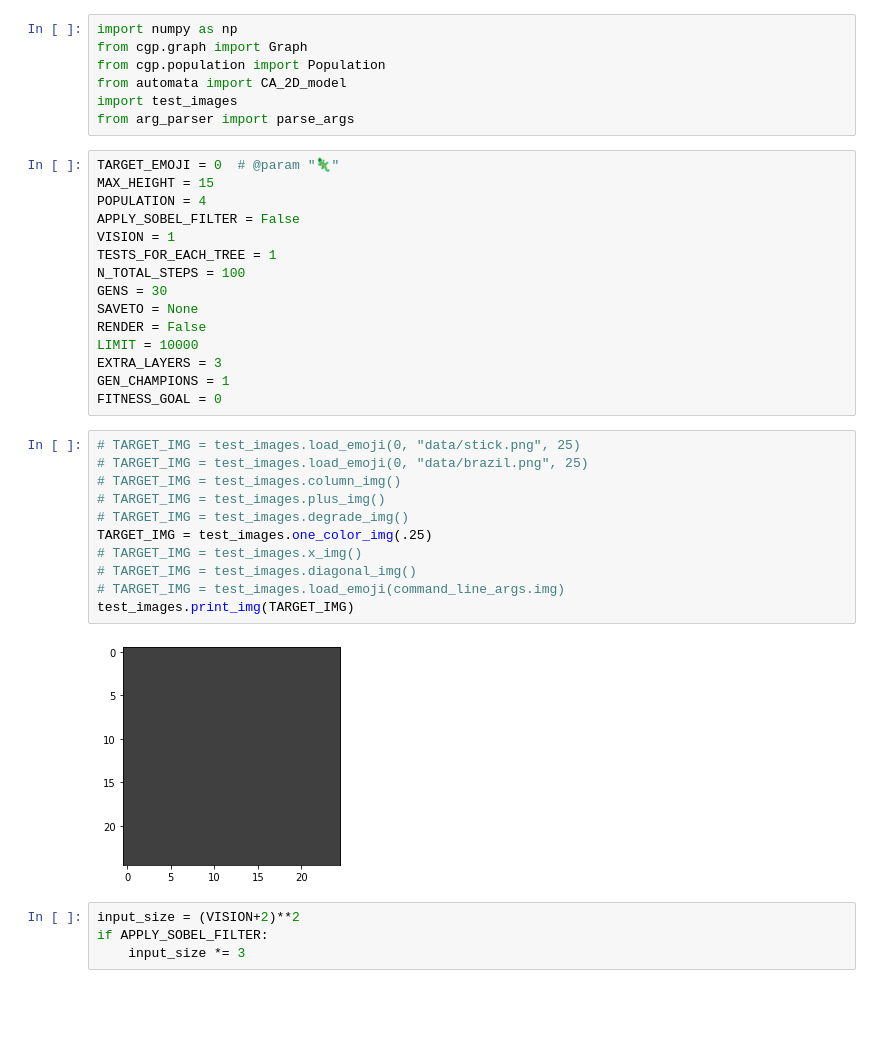
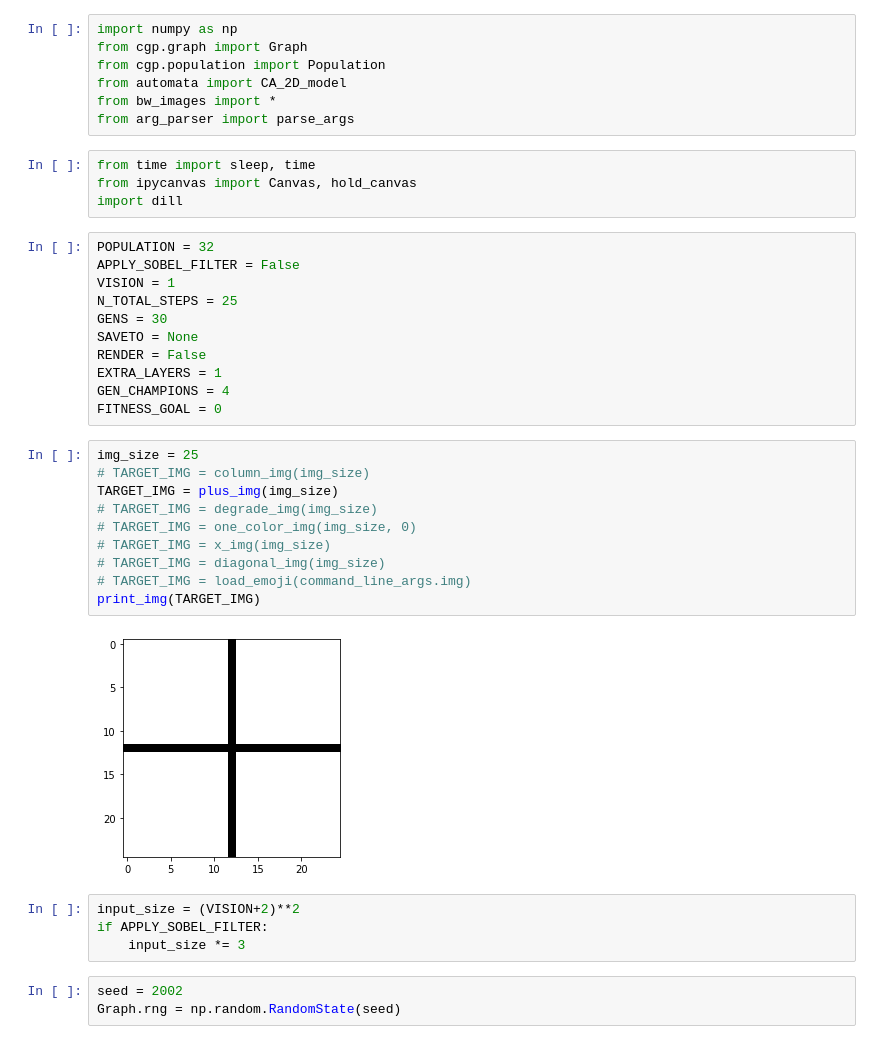
Before and after one commit to fhtanaka/automata_gp, a Jupyter notebook: cgp_automata.ipynb, the cells around one changed output. Cells and saved outputs as stored; diff of their text form; blank space fills up the shorter version.

Commit message:
integer for color rework

```diff
--- a/cgp_automata.ipynb
+++ b/cgp_automata.ipynb
@@ -3,38 +3,40 @@ import numpy as np
 from cgp.graph import Graph
 from cgp.population import Population
 from automata import CA_2D_model
-import test_images
+from bw_images import *
 from arg_parser import parse_args
+# %%
+from time import sleep, time
+from ipycanvas import Canvas, hold_canvas
+import dill
 # %%
-TARGET_EMOJI = 0  # @param "🦎"
-MAX_HEIGHT = 15
-POPULATION = 4
+POPULATION = 32
 APPLY_SOBEL_FILTER = False
 VISION = 1
-TESTS_FOR_EACH_TREE = 1
-N_TOTAL_STEPS = 100
+N_TOTAL_STEPS = 25
 GENS = 30
 SAVETO = None
 RENDER = False
-LIMIT = 10000
-EXTRA_LAYERS = 3
-GEN_CHAMPIONS = 1
+EXTRA_LAYERS = 1
+GEN_CHAMPIONS = 4
 FITNESS_GOAL = 0
 # %%
-# TARGET_IMG = test_images.load_emoji(0, "data/stick.png", 25)
-# TARGET_IMG = test_images.load_emoji(0, "data/brazil.png", 25)
-# TARGET_IMG = test_images.column_img()
-# TARGET_IMG = test_images.plus_img()
-# TARGET_IMG = test_images.degrade_img()
-TARGET_IMG = test_images.one_color_img(.25)
-# TARGET_IMG = test_images.x_img()
-# TARGET_IMG = test_images.diagonal_img()
-# TARGET_IMG = test_images.load_emoji(command_line_args.img)
-test_images.print_img(TARGET_IMG)
+img_size = 25
+# TARGET_IMG = column_img(img_size)
+TARGET_IMG = plus_img(img_size)
+# TARGET_IMG = degrade_img(img_size)
+# TARGET_IMG = one_color_img(img_size, 0)
+# TARGET_IMG = x_img(img_size)
+# TARGET_IMG = diagonal_img(img_size)
+# TARGET_IMG = load_emoji(command_line_args.img)
+print_img(TARGET_IMG)
 # %% [output]
-[figure, old version]
+[figure, new version]
 # %%
 input_size = (VISION+2)**2
 if APPLY_SOBEL_FILTER:
     input_size *= 3
+# %%
+seed = 2002
+Graph.rng = np.random.RandomState(seed)
 # %%
```
Also changed, not shown: parts of 14 cells of this notebook, 7 other files.
